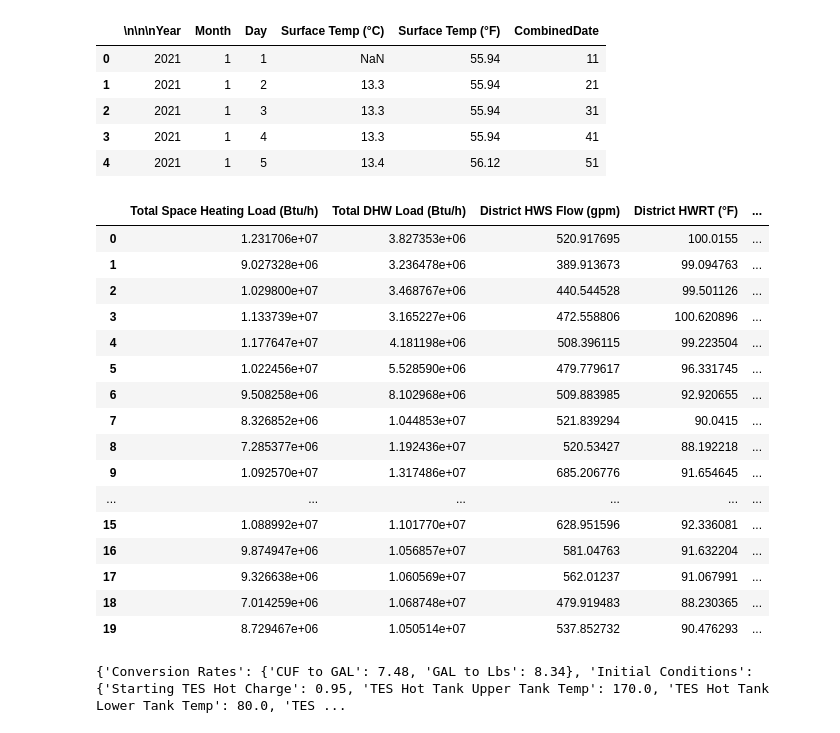
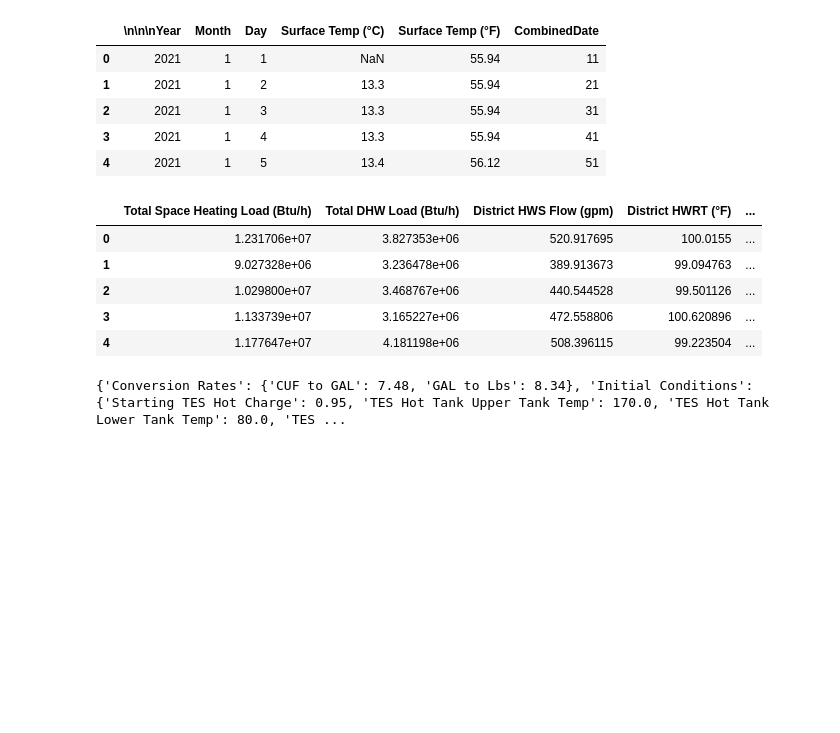
Before and after one commit to NikitaKhatwani/District-system---Engineering-model, a Jupyter notebook: UCSB_CUP Heat pump TES.ipynb, the cells around one changed output. Cells and saved outputs as stored; diff of their text form; code cells hidden in the pictures; blank space fills up the shorter version.

```diff
--- a/UCSB_CUP Heat pump TES.ipynb
+++ b/UCSB_CUP Heat pump TES.ipynb
@@ -30,27 +32,16 @@ ocean_df.head()
 # %%
 # Load the DataFrame from the pickle file
 buildingMixing_output = pd.read_pickle('buildingMixing_output.pkl')
 
 # Now 'df' contains the DataFrame loaded from the pickle file
-buildingMixing_output.head(20)  # Verify the DataFrame
+buildingMixing_output.head()  # Verify the DataFrame
 # %% [output]
 |  | Total Space Heating Load (Btu/h) | Total DHW Load (Btu/h) | District HWS Flow (gpm) | District HWRT (°F) | ... |
 | 0 | 1.231706e+07 | 3.827353e+06 | 520.917695 | 100.0155 | ... |
 | 1 | 9.027328e+06 | 3.236478e+06 | 389.913673 | 99.094763 | ... |
 | 2 | 1.029800e+07 | 3.468767e+06 | 440.544528 | 99.501126 | ... |
 | 3 | 1.133739e+07 | 3.165227e+06 | 472.558806 | 100.620896 | ... |
 | 4 | 1.177647e+07 | 4.181198e+06 | 508.396115 | 99.223504 | ... |
-| 5 | 1.022456e+07 | 5.528590e+06 | 479.779617 | 96.331745 | ... |
-| 6 | 9.508258e+06 | 8.102968e+06 | 509.883985 | 92.920655 | ... |
-| 7 | 8.326852e+06 | 1.044853e+07 | 521.839294 | 90.0415 | ... |
-| 8 | 7.285377e+06 | 1.192436e+07 | 520.53427 | 88.192218 | ... |
-| 9 | 1.092570e+07 | 1.317486e+07 | 685.206776 | 91.654645 | ... |
-| ... | ... | ... | ... | ... | ... |
-| 15 | 1.088992e+07 | 1.101770e+07 | 628.951596 | 92.336081 | ... |
-| 16 | 9.874947e+06 | 1.056857e+07 | 581.04763 | 91.632204 | ... |
-| 17 | 9.326638e+06 | 1.060569e+07 | 562.01237 | 91.067991 | ... |
-| 18 | 7.014259e+06 | 1.068748e+07 | 479.919483 | 88.230365 | ... |
-| 19 | 8.729467e+06 | 1.050514e+07 | 537.852732 | 90.476293 | ... |
 # %%
 # ##Heat pump input
 
```
Also changed, not shown: parts of 14 cells of this notebook, 9 other files.
